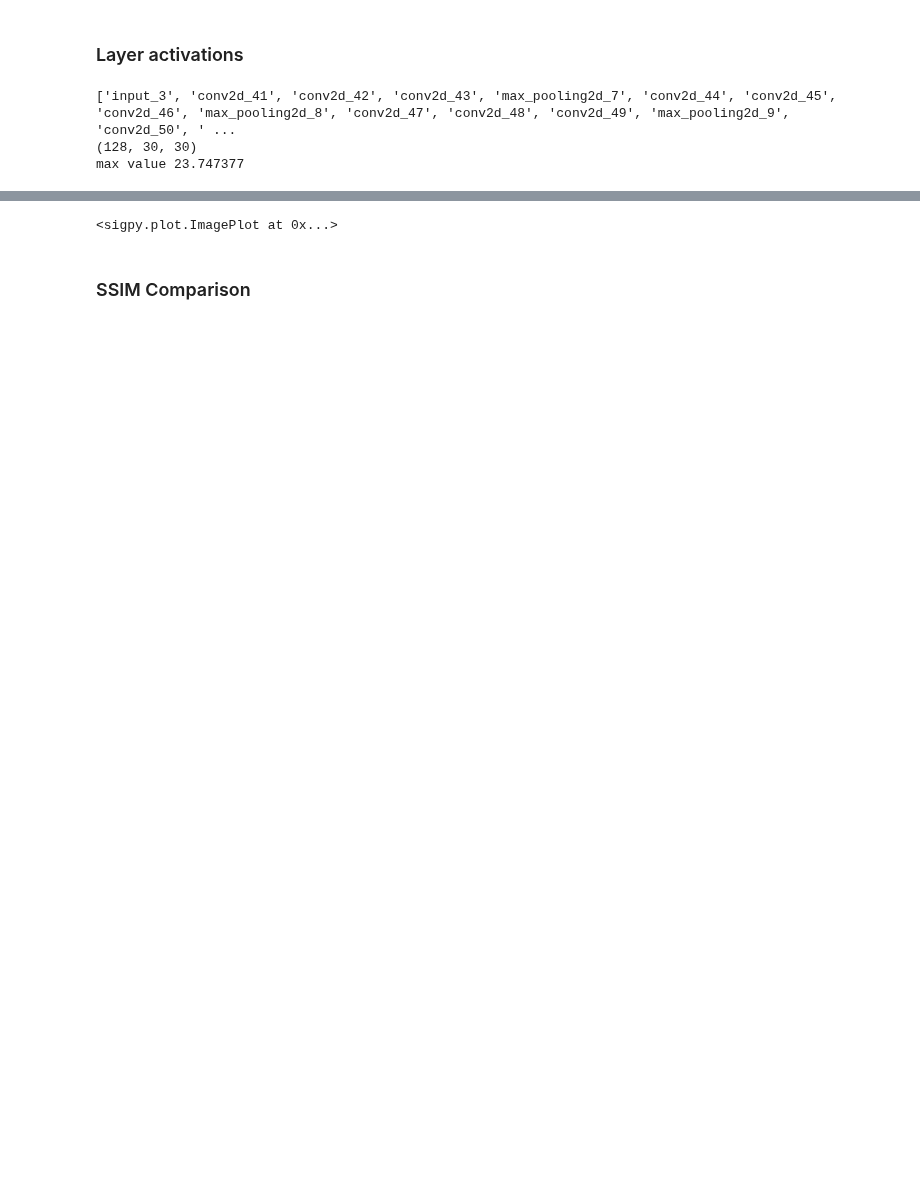
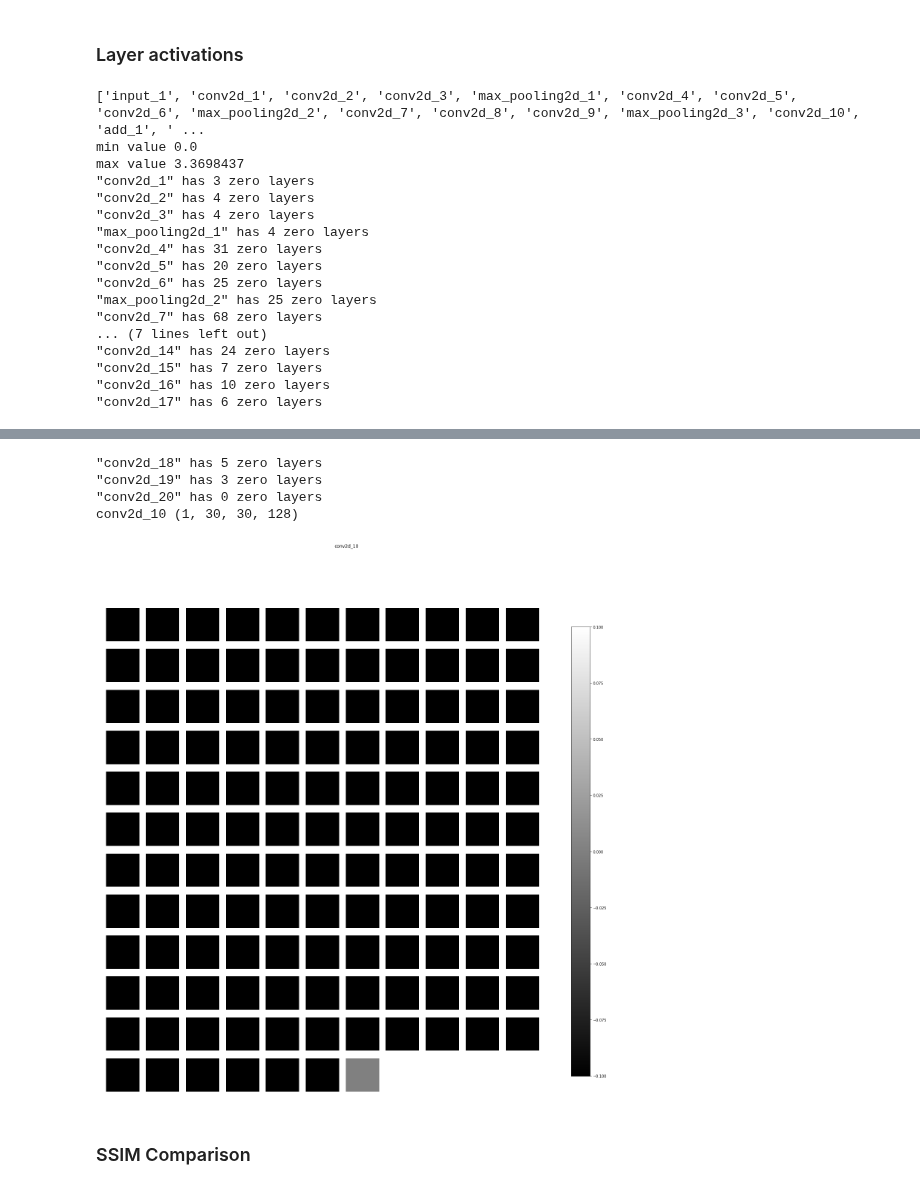
Before and after one commit to subtlemedicalinc/SubtleBoost, a Jupyter notebook: notebooks/Image Scale Sensitivity.ipynb, the cells around one changed output, grey strips where cells are left out. Drawn from its saved outputs; the diff is of its cells as text; code cells hidden in the pictures; blank space fills up the shorter version.

```diff
--- a/notebooks/Image Scale Sensitivity.ipynb
+++ b/notebooks/Image Scale Sensitivity.ipynb
@@ -68,12 +79,14 @@ def show_gad_comparison(img_pre, img_low, img_post, vmin=None, vmax=None, titles
 # %%
-fpath_h5 = '/home/srivathsa/projects/studies/gad/tiantan/preprocess/data/NO29.h5'
+fpath_h5 = '/home/srivathsa/projects/studies/gad/tiantan/preprocess/data/NO18.h5'
 ims = suio.load_file(fpath_h5)
 data_zero, data_low, data_full = ims.transpose(1, 0, 2, 3)
 # %%
-ckp_file = '/home/srivathsa/projects/studies/gad/tiantan/train/checkpoints/mpr_20190711.checkpoint'
+K.clear_session()
+
+ckp_file = '/home/srivathsa/projects/studies/gad/tiantan/train/checkpoints/normal_2d_unet.checkpoint'
 data_loader = SliceLoader(
     data_list=[fpath_h5], batch_size=1, shuffle=False, verbose=1,
-    slices_per_input=7, resize=240, slice_axis=[0]
+    slices_per_input=1, resize=240, slice_axis=[0]
 )
 
 loss_function = suloss.mixed_loss(l1_lambda=0.3, ssim_lambda=0.3)
@@ -83,7 +96,7 @@ model = GeneratorUNet2D(
     num_channel_output=1, num_channel_first=32, num_poolings=3,
     loss_function=loss_function, metrics_monitor=metrics_monitor,
     batch_norm=False, verbose=1, checkpoint_file=ckp_file,
-    img_rows=240, img_cols=240, num_channel_input=14
+    img_rows=240, img_cols=240, num_channel_input=2
 )
 
 # model = GeneratorMultiRes2D(
@@ -166,16 +163,42 @@ show_gad_comparison(
 # %% [markdown]
 ### Layer activations
 # %%
-nw_ip, _ = data_loader.__getitem__(100)
+nw_ip, _ = data_loader.__getitem__(100, data_npy=ims_mod_zero)
+
 m = model.model
 lnames = [layer.name for layer in m.layers]
 print(lnames)
 activations = {k.split('/')[0]: v for k, v in get_activations(model.model, nw_ip).items()}
-act = activations['add_3'][0].transpose(2, 0, 1)
-print(act.shape)
+act = activations[k][0].transpose(2, 0, 1)
+
+print('min value', act.min())
 print('max value', act.max())
-splt.ImagePlot(act)
+
+for layer in lnames:
+    if 'conv2d' in layer or 'max_pooling2d' in layer:
+        layer_act = activations[layer][0]
+        s = np.max(layer_act, axis=(0, 1))
+        perc = s / layer_act.max()
+        num_zero = len([p for p in perc if p <= 0.1])
+        print('"{}" has {} zero layers'.format(layer, num_zero))
+
+k='conv2d_10'
+display_activations({k: activations[k]})
 # %% [output]
-['input_3', 'conv2d_41', 'conv2d_42', 'conv2d_43', 'max_pooling2d_7', 'conv2d_44', 'conv2d_45', 'conv2d_46', 'max_pooling2d_8', 'conv2d_47', 'conv2d_48', 'conv2d_49', 'max_pooling2d_9', 'conv2d_50', ' ...
-(128, 30, 30)
-max value 23.747377
+['input_1', 'conv2d_1', 'conv2d_2', 'conv2d_3', 'max_pooling2d_1', 'conv2d_4', 'conv2d_5', 'conv2d_6', 'max_pooling2d_2', 'conv2d_7', 'conv2d_8', 'conv2d_9', 'max_pooling2d_3', 'conv2d_10', 'add_1', ' ...
+min value 0.0
+max value 3.3698437
+"conv2d_1" has 3 zero layers
+"conv2d_2" has 4 zero layers
+"conv2d_3" has 4 zero layers
+"max_pooling2d_1" has 4 zero layers
+"conv2d_4" has 31 zero layers
+"conv2d_5" has 20 zero layers
+"conv2d_6" has 25 zero layers
+"max_pooling2d_2" has 25 zero layers
+"conv2d_7" has 68 zero layers
+... (7 lines left out)
+"conv2d_14" has 24 zero layers
+"conv2d_15" has 7 zero layers
+"conv2d_16" has 10 zero layers
+"conv2d_17" has 6 zero layers
@@ -184,4 +205,8 @@ max value 23.747377
-<sigpy.plot.ImagePlot at 0x...>
+"conv2d_18" has 5 zero layers
+"conv2d_19" has 3 zero layers
+"conv2d_20" has 0 zero layers
+conv2d_10 (1, 30, 30, 128)
+[figure, added]
 # %% [markdown]
 ### SSIM Comparison
 # %%
```
Also changed, not shown: parts of 7 cells of this notebook.
